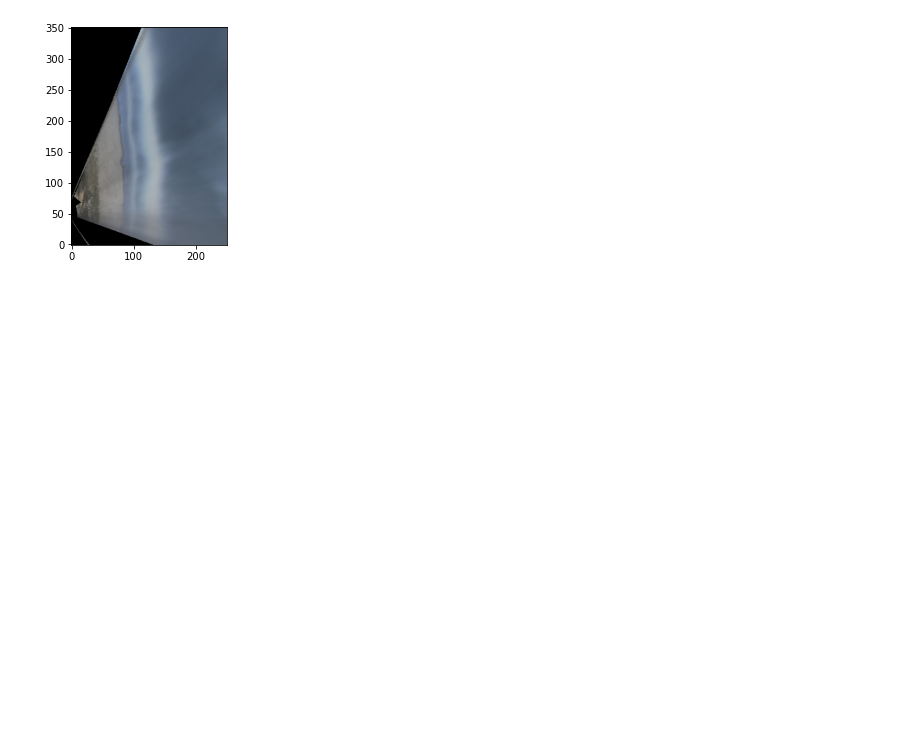
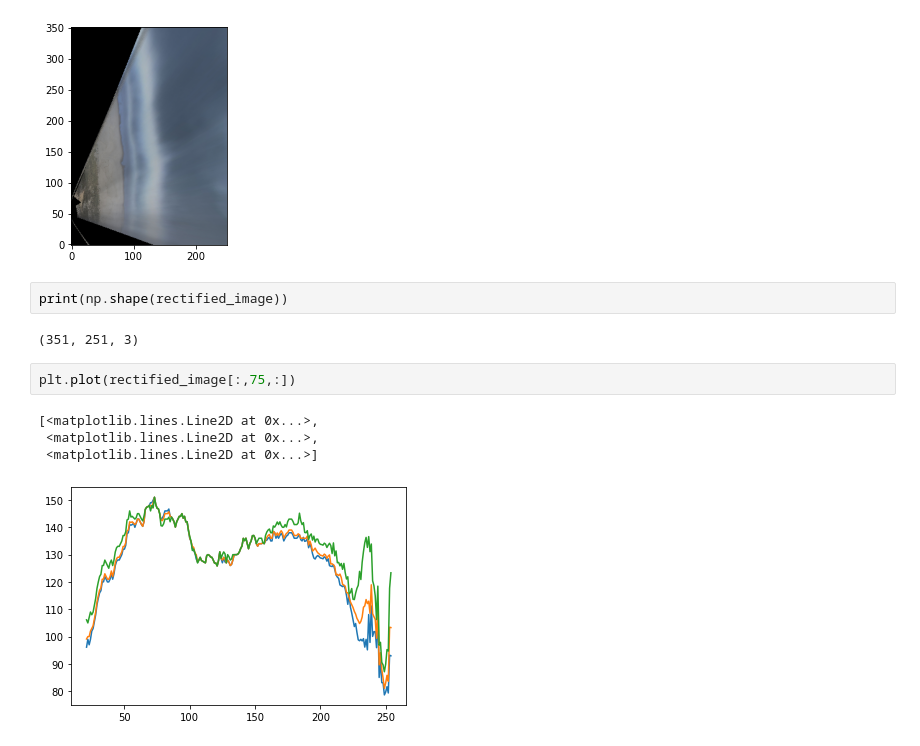
Before and after one commit to csherwood-usgs/CoastCam, a Jupyter notebook: test_chs_caco_rectification.ipynb, the cells around one changed output. Saved outputs shown, nothing was run; the diff lists cells and outputs as text; blank space fills up the shorter version.

```diff
--- a/test_chs_caco_rectification.ipynb
+++ b/test_chs_caco_rectification.ipynb
@@ -124,3 +127,14 @@ plt.gca().invert_yaxis()
 # %% [output]
 Clipping input data to the valid range for imshow with RGB data ([0..1] for floats or [0..255] for integers).
 [figure]
+# %%
+print(np.shape(rectified_image))
+# %% [output]
+(351, 251, 3)
+# %%
+plt.plot(rectified_image[:,75,:])
+# %% [output]
+[<matplotlib.lines.Line2D at 0x...>,
+ <matplotlib.lines.Line2D at 0x...>,
+ <matplotlib.lines.Line2D at 0x...>]
+[figure, added]
```
Also changed, not shown: parts of 2 cells of this notebook, 3 other files.
